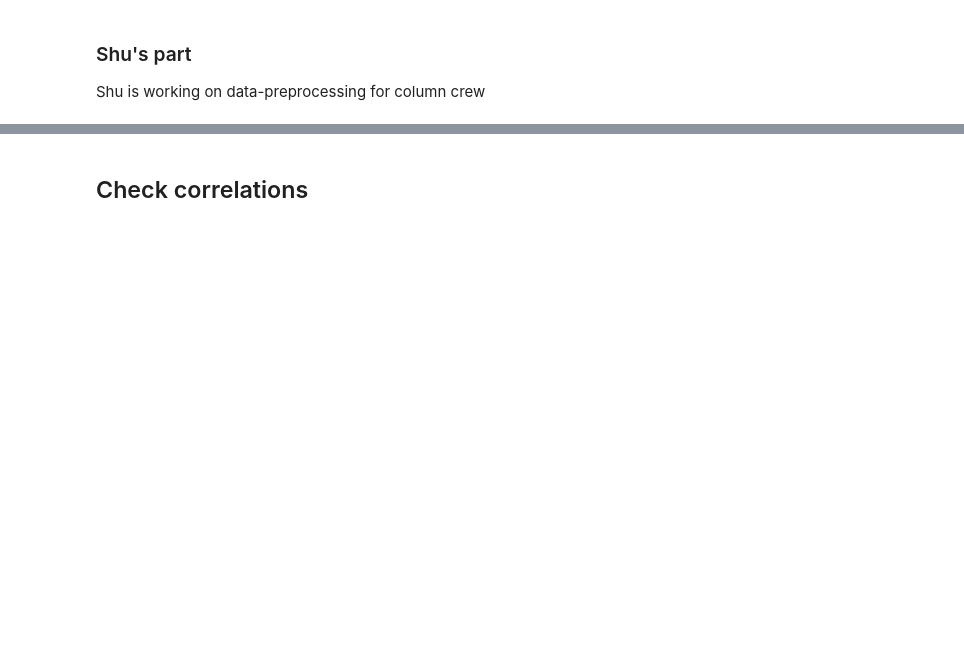
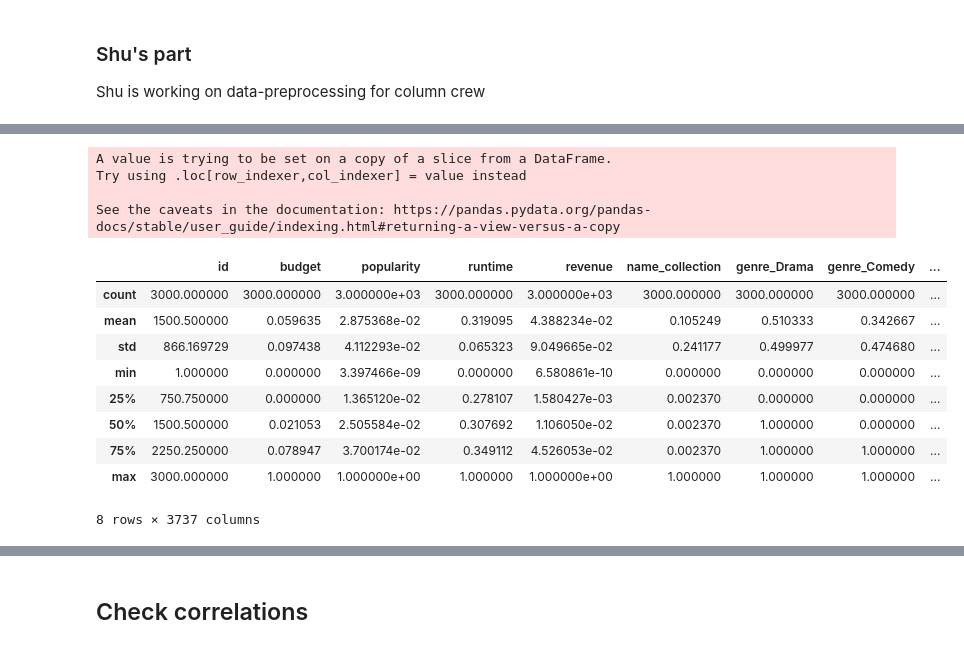
Before and after one commit to z5219951/revenue, a Jupyter notebook: data_preprocessing.ipynb, the cells around one changed output, grey strips where cells are left out. Saved outputs shown, nothing was run; the diff lists cells and outputs as text; code cells hidden in the pictures; blank space fills up the shorter version.

```diff
--- a/data_preprocessing.ipynb
+++ b/data_preprocessing.ipynb
@@ -773,0 +822,21 @@ print(train['crew_score'].corr(train['revenue']))
+# %%
+normalize(train_numericals)
+normalize(test_numericals)
+# %% [output]
+A value is trying to be set on a copy of a slice from a DataFrame.
+Try using .loc[row_indexer,col_indexer] = value instead
+
+See the caveats in the documentation: https://pandas.pydata.org/pandas-docs/stable/user_guide/indexing.html#returning-a-view-versus-a-copy
+# %%
+train_numericals.describe()
+# %% [output]
+|  | id | budget | popularity | runtime | revenue | name_collection | genre_Drama | genre_Comedy | ... |
+| count | 3000.000000 | 3000.000000 | 3.000000e+03 | 3000.000000 | 3.000000e+03 | 3000.000000 | 3000.000000 | 3000.000000 | ... |
+| mean | 1500.500000 | 0.059635 | 2.875368e-02 | 0.319095 | 4.388234e-02 | 0.105249 | 0.510333 | 0.342667 | ... |
+| std | 866.169729 | 0.097438 | 4.112293e-02 | 0.065323 | 9.049665e-02 | 0.241177 | 0.499977 | 0.474680 | ... |
+| min | 1.000000 | 0.000000 | 3.397466e-09 | 0.000000 | 6.580861e-10 | 0.000000 | 0.000000 | 0.000000 | ... |
+| 25% | 750.750000 | 0.000000 | 1.365120e-02 | 0.278107 | 1.580427e-03 | 0.002370 | 0.000000 | 0.000000 | ... |
+| 50% | 1500.500000 | 0.021053 | 2.505584e-02 | 0.307692 | 1.106050e-02 | 0.002370 | 1.000000 | 0.000000 | ... |
+| 75% | 2250.250000 | 0.078947 | 3.700174e-02 | 0.349112 | 4.526053e-02 | 0.002370 | 1.000000 | 1.000000 | ... |
+| max | 3000.000000 | 1.000000 | 1.000000e+00 | 1.000000 | 1.000000e+00 | 1.000000 | 1.000000 | 1.000000 | ... |
+8 rows × 3737 columns
```
Also changed, not shown: parts of 23 cells of this notebook, 8 other files.
